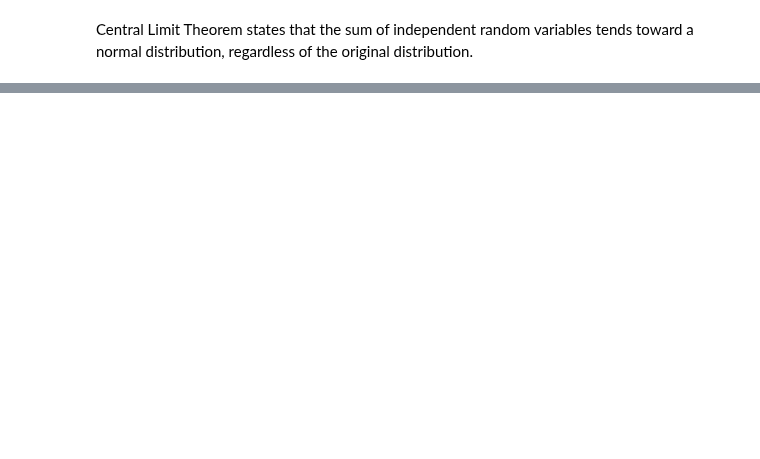
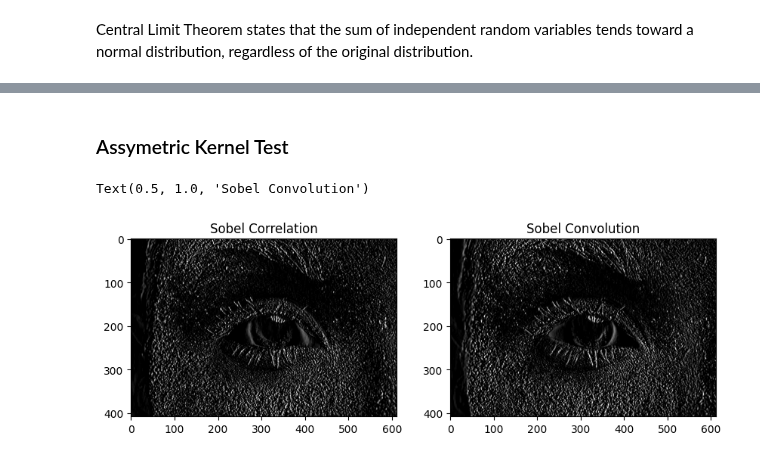
Before and after one commit to BharatK0049/image-video-processing-lab-experiments, a Jupyter notebook: notebooks/IVP_Experiment_4.ipynb, the cells around one changed output, grey strips where cells are left out. Drawn from its saved outputs; the diff is of its cells as text; code cells hidden in the pictures; blank space fills up the shorter version.

Commit message:
Updated Experiment_4 notebook and Added Week 5 Notebook; Updated Read me as well as added image used for Experiment 5

```diff
--- a/notebooks/IVP_Experiment_4.ipynb
+++ b/notebooks/IVP_Experiment_4.ipynb
@@ -88,0 +101,10 @@ tends toward a normal distribution, regardless of the original distribution.
+# %%
+def apply_filters(img, kernel):
+    # Correlation
+    corr = cv2.filter2D(img, -1, kernel)
+
+    # Convolution (flip kernel)
+    flipped = np.flip(kernel)
+    conv = cv2.filter2D(img, -1, flipped)
+
+    return corr, conv
@@ -88,0 +139,17 @@ tends toward a normal distribution, regardless of the original distribution.
+# %% [markdown]
+### Assymetric Kernel Test
+# %%
+sobel = np.array([[1,0,-1],[2,0,-2],[1,0,-1]])
+corr_sobel, conv_sobel = apply_filters(img, sobel)
+
+plt.figure(figsize=(10,5))
+plt.subplot(1,2,1)
+plt.imshow(corr_sobel, cmap='gray')
+plt.title("Sobel Correlation")
+
+plt.subplot(1,2,2)
+plt.imshow(conv_sobel, cmap='gray')
+plt.title("Sobel Convolution")
+# %% [output]
+Text(0.5, 1.0, 'Sobel Convolution')
+[figure, added]
```
Also changed, not shown: parts of 6 cells of this notebook, 3 other files.
